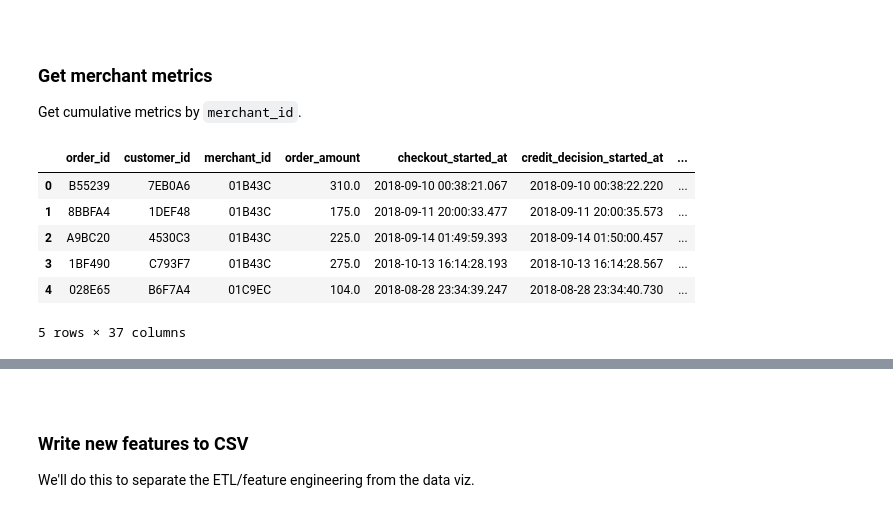
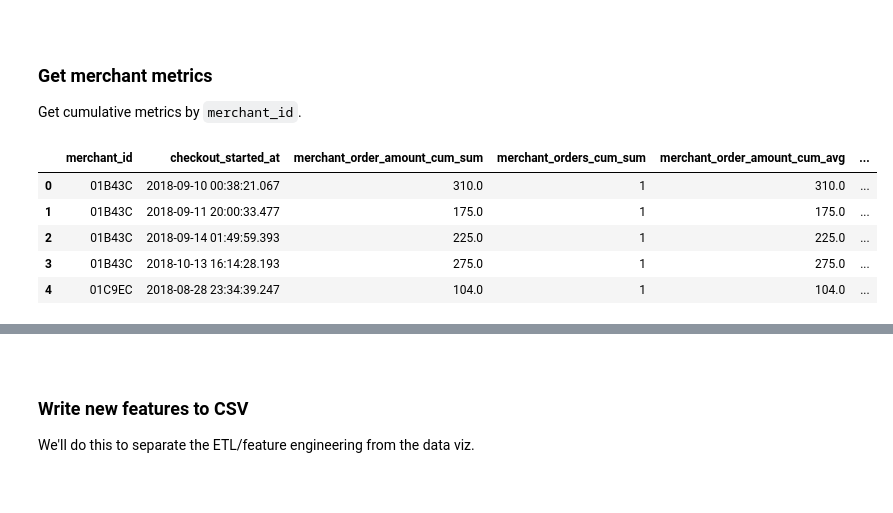
Before and after one commit to gordonsilvera/quadpay_analysis, a Jupyter notebook: notebooks/01_feature_engineering.ipynb, the cells around one changed output, grey strips where cells are left out. Drawn from its saved outputs; the diff is of its cells as text; code cells hidden in the pictures.

```diff
--- a/notebooks/01_feature_engineering.ipynb
+++ b/notebooks/01_feature_engineering.ipynb
@@ -115,44 +119,37 @@ merchants = fun.get_cumsum_by(
 
 # get cumulative avgs
 merchants = fun.get_cumavg_by(
     df = merchants,
     by = ['merchant_id','checkout_started_at'],
     values = [
         'order_amount',
         'paid_installment_1',
         'paid_installment_2',
         'paid_installment_3',
         'paid_installment_4',
     ])
 
 # specify columns to keep
 merchants_columns = {
     'merchant_id' : 'merchant_id',
     'checkout_started_at' : 'checkout_started_at',
     'order_amount_cum_sum' : 'merchant_order_amount_cum_sum',
     'orders_cum_sum' : 'merchant_orders_cum_sum',
     'order_amount_cum_avg' : 'merchant_order_amount_cum_avg',
     'paid_installment_1_cum_avg' : 'merchant_paid_installment_1_ratio',
     'paid_installment_2_cum_avg' : 'merchant_paid_installment_2_ratio',
     'paid_installment_3_cum_avg' : 'merchant_paid_installment_3_ratio',
     'paid_installment_4_cum_avg' : 'merchant_paid_installment_4_ratio',
 }
 
 # keep those columns and rename accordingly
 merchants = merchants[merchants_columns.keys()]
 merchants = merchants.rename(columns=merchants_columns)
-orders = orders.merge(
-    merchants,
-    how='left',
-    on=['merchant_id','checkout_started_at']
-)
-
-orders.head()
+merchants.head()
 # %% [output]
-|  | order_id | customer_id | merchant_id | order_amount | checkout_started_at | credit_decision_started_at | ... |
-| 0 | B55239 | 7EB0A6 | 01B43C | 310.0 | 2018-09-10 00:38:21.067 | 2018-09-10 00:38:22.220 | ... |
-| 1 | 8BBFA4 | 1DEF48 | 01B43C | 175.0 | 2018-09-11 20:00:33.477 | 2018-09-11 20:00:35.573 | ... |
-| 2 | A9BC20 | 4530C3 | 01B43C | 225.0 | 2018-09-14 01:49:59.393 | 2018-09-14 01:50:00.457 | ... |
-| 3 | 1BF490 | C793F7 | 01B43C | 275.0 | 2018-10-13 16:14:28.193 | 2018-10-13 16:14:28.567 | ... |
-| 4 | 028E65 | B6F7A4 | 01C9EC | 104.0 | 2018-08-28 23:34:39.247 | 2018-08-28 23:34:40.730 | ... |
+|  | merchant_id | checkout_started_at | merchant_order_amount_cum_sum | merchant_orders_cum_sum | merchant_order_amount_cum_avg | ... |
+| 0 | 01B43C | 2018-09-10 00:38:21.067 | 310.0 | 1 | 310.0 | ... |
+| 1 | 01B43C | 2018-09-11 20:00:33.477 | 175.0 | 1 | 175.0 | ... |
+| 2 | 01B43C | 2018-09-14 01:49:59.393 | 225.0 | 1 | 225.0 | ... |
+| 3 | 01B43C | 2018-10-13 16:14:28.193 | 275.0 | 1 | 275.0 | ... |
+| 4 | 01C9EC | 2018-08-28 23:34:39.247 | 104.0 | 1 | 104.0 | ... |
-5 rows × 37 columns
```
Also changed, not shown: parts of 12 cells of this notebook, 7 other files.
